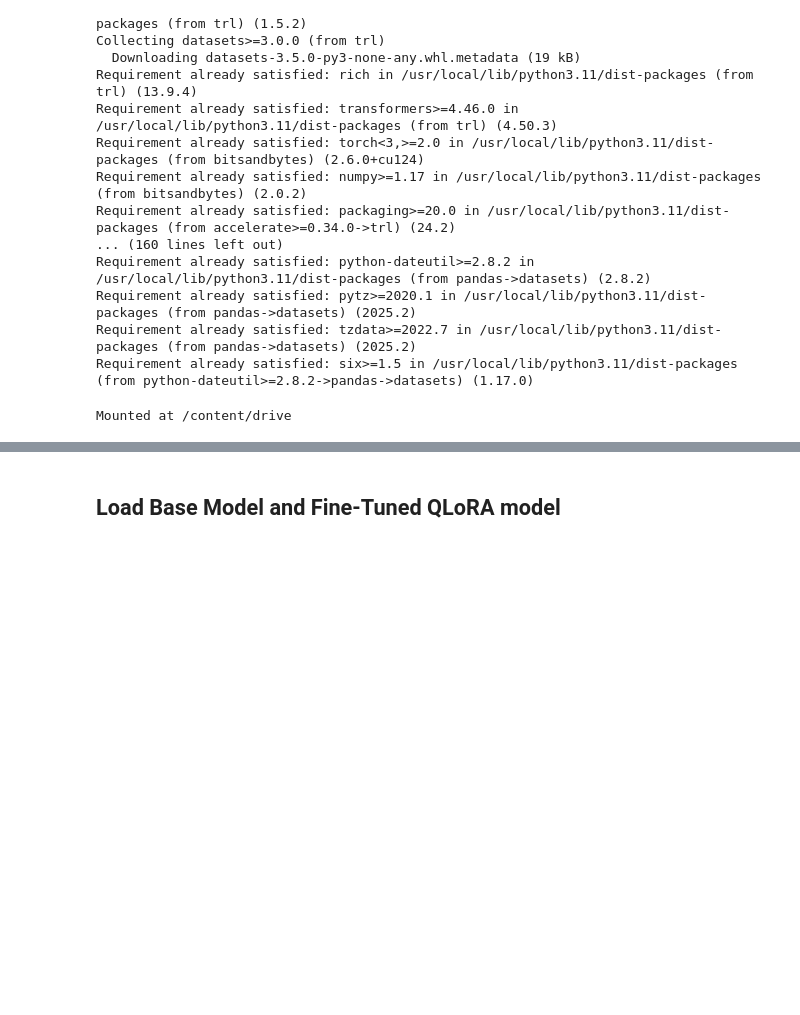
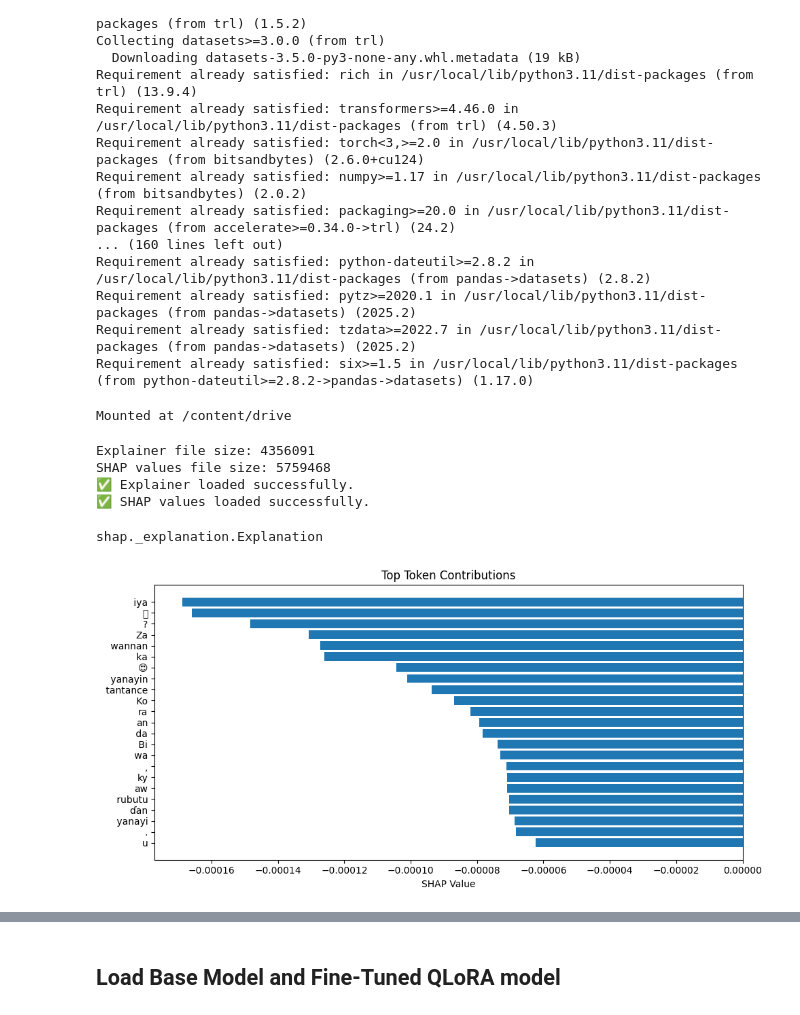
Before and after one commit to melissafasol/InkubaLM-Challenge, a Jupyter notebook: notebooks/02_model_evaluation.ipynb, the cells around one changed output, grey strips where cells are left out. Cells and saved outputs as stored; diff of their text form; code cells hidden in the pictures; blank space fills up the shorter version.

Commit message:
shap by languages

```diff
--- a/notebooks/02_model_evaluation.ipynb
+++ b/notebooks/02_model_evaluation.ipynb
@@ -124,3 +128,75 @@ model = AutoModelForCausalLM.from_pretrained(model_name)
+# %%
+import pickle
+import os
+
+# Define the directory path
+save_dir = "/content/drive/MyDrive/InkubaLM/outputs"
+
+# Define file paths
+explainer_path = os.path.join(save_dir, "explainer.pkl")
+shap_values_path = os.path.join(save_dir, "shap_values.pkl")
+
+# Check file sizes (should be > 0)
+print("Explainer file size:", os.path.getsize(explainer_path))
+print("SHAP values file size:", os.path.getsize(shap_values_path))
+
+# Try loading the files
+try:
+    with open(explainer_path, "rb") as f:
+        loaded_explainer = pickle.load(f)
+    print("✅ Explainer loaded successfully.")
+except Exception as e:
+    print("❌ Error loading explainer:", e)
+
+try:
+    with open(shap_values_path, "rb") as f:
+        loaded_shap_values = pickle.load(f)
+    print("✅ SHAP values loaded successfully.")
+except Exception as e:
+    print("❌ Error loading SHAP values:", e)
+# %% [output]
+Explainer file size: 4356091
+SHAP values file size: 5759468
+✅ Explainer loaded successfully.
+✅ SHAP values loaded successfully.
+# %%
+type(loaded_shap_values)
+# %% [output]
+shap._explanation.Explanation
+# %%
+import matplotlib.pyplot as plt
+
+# Pick example
+example = loaded_shap_values[0]
+
+# Extract tokens and SHAP values
+tokens = example.data
+shap_vals = example.values
+
+# If multi-output (e.g., XNLI), select just one class
+if isinstance(shap_vals[0], (list, np.ndarray)):
+    shap_vals = [v[0] for v in shap_vals]  # or change index as needed
+
+# Convert to pandas for easier sorting
+import pandas as pd
+df = pd.DataFrame({
+    "token": tokens,
+    "shap_value": shap_vals
+})
+
+# Sort by absolute contribution
+df = df.reindex(df["shap_value"].abs().sort_values(ascending=False).index)
+
+# Plot top 15 contributors
+plt.figure(figsize=(10, 5))
+plt.barh(df["token"][:30], df["shap_value"][:30])
+plt.gca().invert_yaxis()
+plt.xlabel("SHAP Value")
+plt.title("Top Token Contributions")
+plt.tight_layout()
+plt.show()
+# %% [output]
+[figure, added]
 # %%
 print("# Loading datasets")
 se_dataset, mt_dataset,xn_dataset = multitask.load_and_combine_datasets("Train")
```
Also changed, not shown: parts of 21 cells of this notebook.
